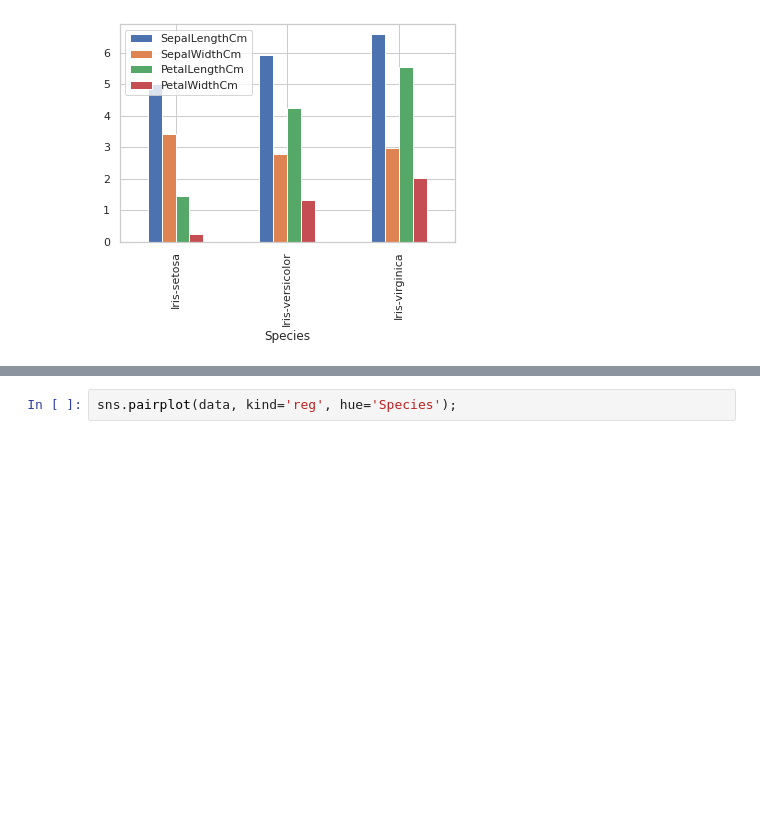
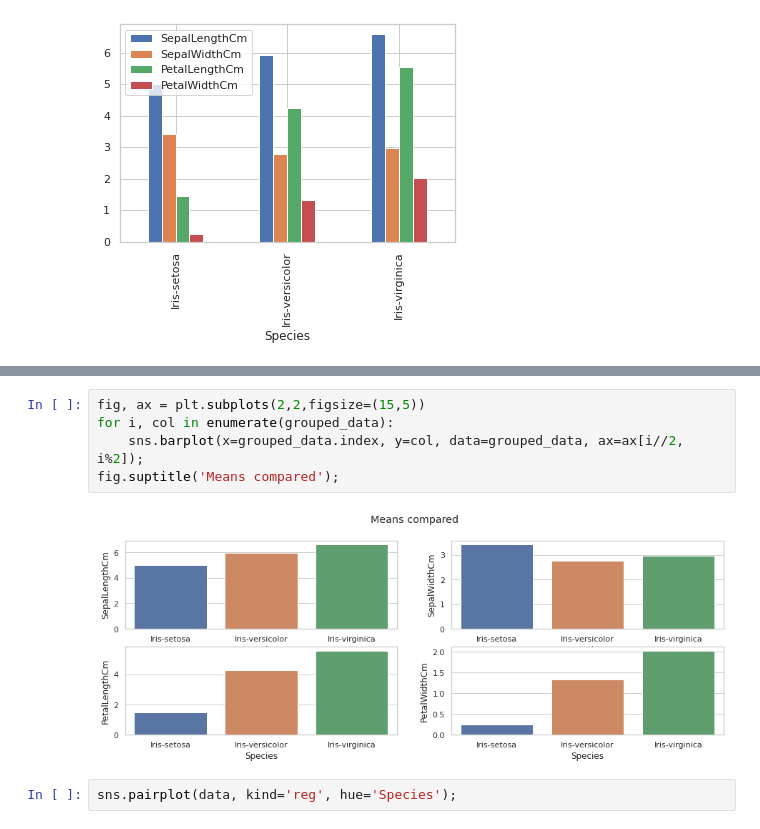
Before and after one commit to mcgmed/Machine-Learning-Projects, a Jupyter notebook: iris-kernel-knn.ipynb, the cells around one changed output, grey strips where cells are left out. Saved outputs shown, nothing was run; the diff lists cells and outputs as text; blank space fills up the shorter version.

```diff
--- a/iris-kernel-knn.ipynb
+++ b/iris-kernel-knn.ipynb
@@ -88,3 +77,10 @@ for column in column_list[1:]:
+# %%
+fig, ax = plt.subplots(2,2,figsize=(15,5))
+for i, col in enumerate(grouped_data):
+    sns.barplot(x=grouped_data.index, y=col, data=grouped_data, ax=ax[i//2, i%2]);
+fig.suptitle('Means compared');
+# %% [output]
+[figure, added]
 # %%
 sns.pairplot(data, kind='reg', hue='Species');
 # %% [output]
```
Also changed, not shown: parts of 9 cells of this notebook.
